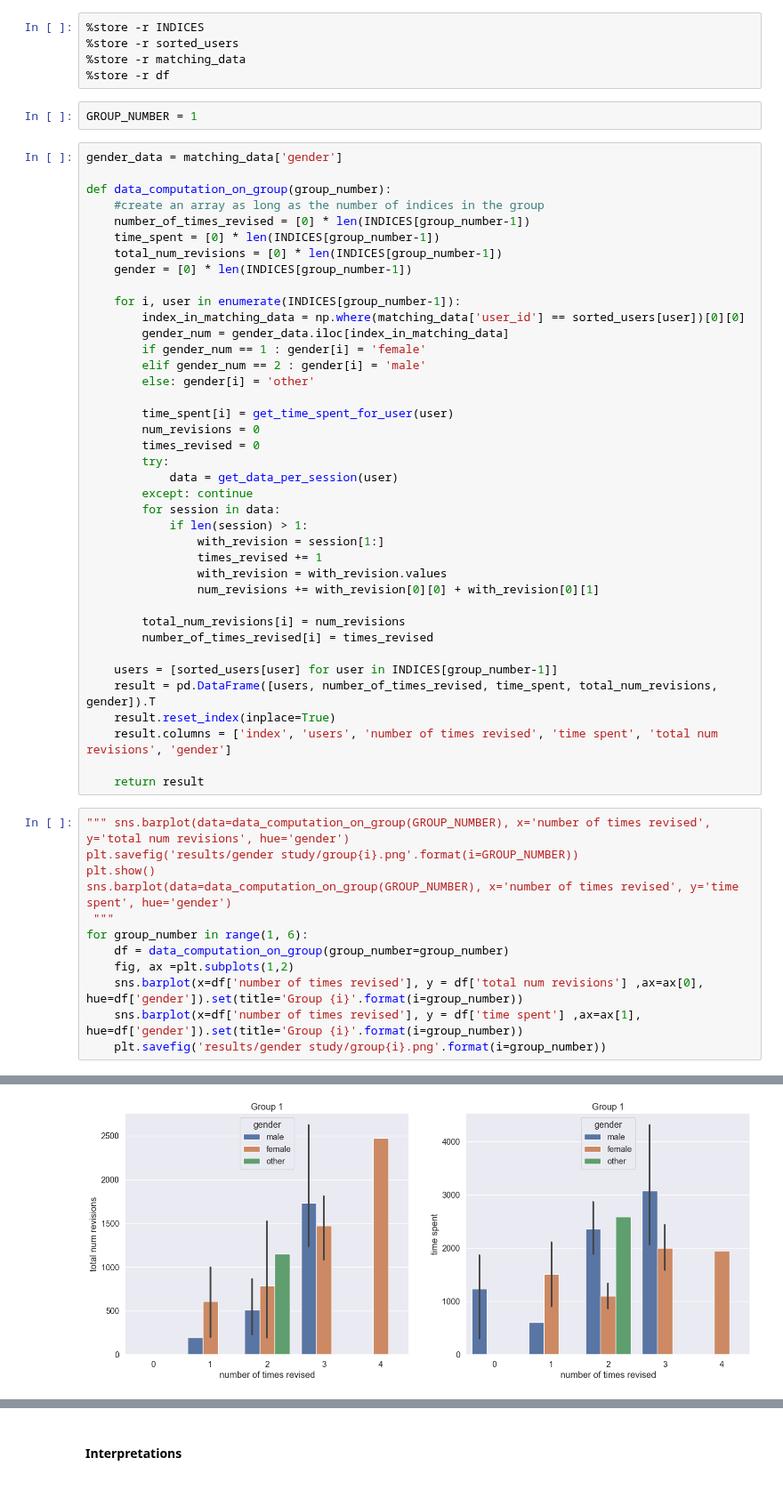
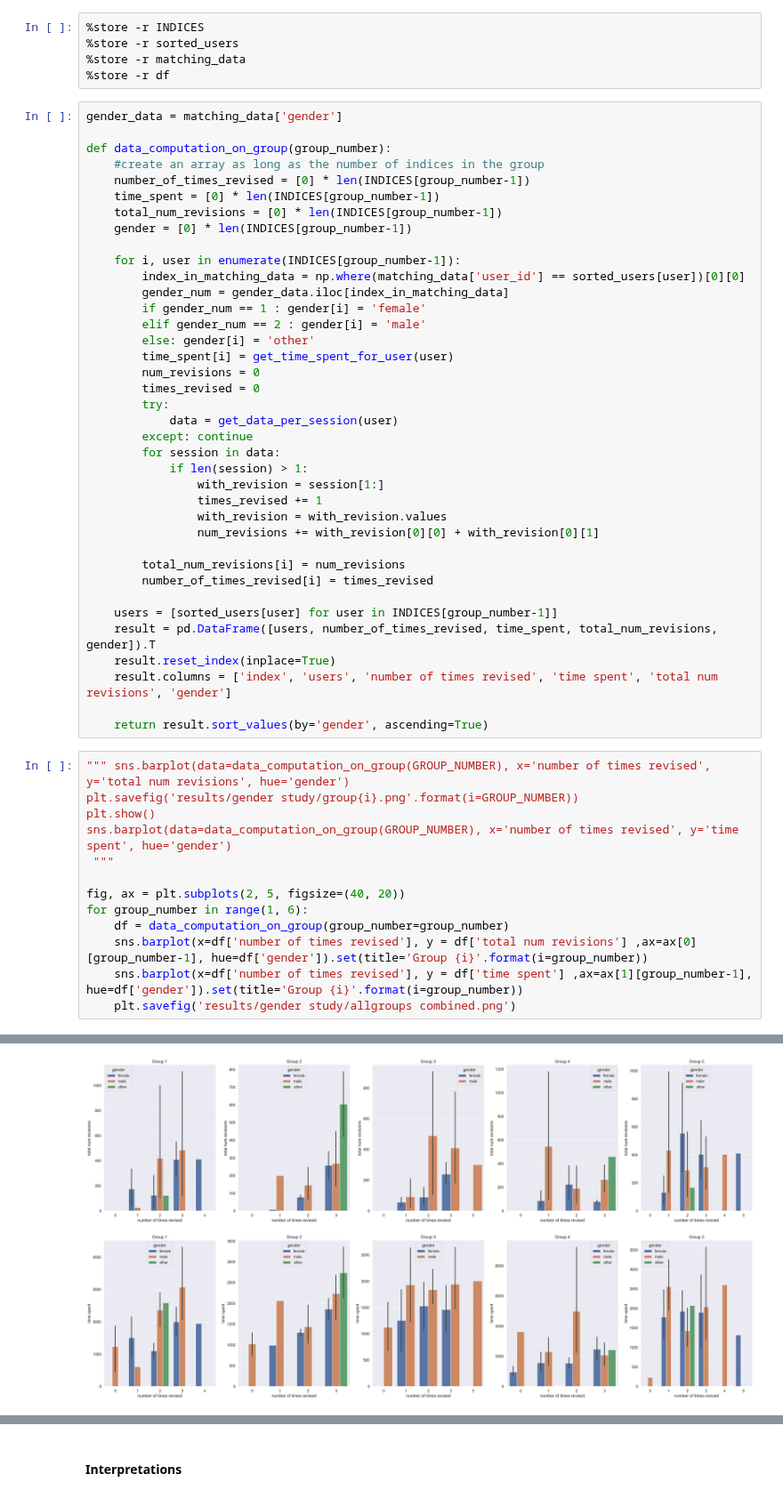
Before and after one commit to lucamouchel/Understanding-Revision-Behavior, a Jupyter notebook: GroupComparison.ipynb, the cells around one changed output, grey strips where cells are left out. Shown at 89% size. Saved outputs shown, nothing was run; the diff lists cells and outputs as text.

```diff
--- a/GroupComparison.ipynb
+++ b/GroupComparison.ipynb
@@ -21,8 +21,6 @@ sns.set(font_scale=1.2)
 %store -r sorted_users
 %store -r matching_data
 %store -r df
-# %%
-GROUP_NUMBER = 1
 # %%
 gender_data = matching_data['gender']
 
@@ -39,7 +37,6 @@ def data_computation_on_group(group_number):
         if gender_num == 1 : gender[i] = 'female'
         elif gender_num == 2 : gender[i] = 'male'
         else: gender[i] = 'other'
-
         time_spent[i] = get_time_spent_for_user(user)
         num_revisions = 0
         times_revised = 0
@@ -61,17 +58,18 @@ def data_computation_on_group(group_number):
     result.reset_index(inplace=True)
     result.columns = ['index', 'users', 'number of times revised', 'time spent', 'total num revisions', 'gender']
 
-    return result
+    return result.sort_values(by='gender', ascending=True)
 # %%
 """ sns.barplot(data=data_computation_on_group(GROUP_NUMBER), x='number of times revised', y='total num revisions', hue='gender')
 plt.savefig('results/gender study/group{i}.png'.format(i=GROUP_NUMBER))
 plt.show()
 sns.barplot(data=data_computation_on_group(GROUP_NUMBER), x='number of times revised', y='time spent', hue='gender')
  """
+
+fig, ax = plt.subplots(2, 5, figsize=(40, 20))
 for group_number in range(1, 6):
     df = data_computation_on_group(group_number=group_number)
-    fig, ax =plt.subplots(1,2)
-    sns.barplot(x=df['number of times revised'], y = df['total num revisions'] ,ax=ax[0], hue=df['gender']).set(title='Group {i}'.format(i=group_number))
-    sns.barplot(x=df['number of times revised'], y = df['time spent'] ,ax=ax[1], hue=df['gender']).set(title='Group {i}'.format(i=group_number))
-    plt.savefig('results/gender study/group{i}.png'.format(i=group_number))
+    sns.barplot(x=df['number of times revised'], y = df['total num revisions'] ,ax=ax[0][group_number-1], hue=df['gender']).set(title='Group {i}'.format(i=group_number))
+    sns.barplot(x=df['number of times revised'], y = df['time spent'] ,ax=ax[1][group_number-1], hue=df['gender']).set(title='Group {i}'.format(i=group_number))
+    plt.savefig('results/gender study/allgroups combined.png')
 # %% [output]
@@ -79 +76 @@ for group_number in range(1, 6):
-[figure, old version]
+[figure, new version]
```
Also changed, not shown: parts of 2 cells of this notebook, 11 other files.
